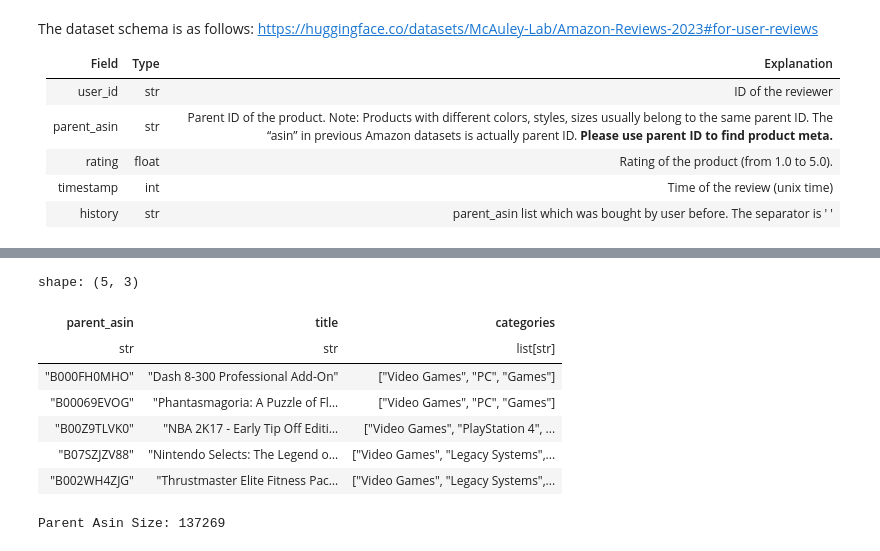
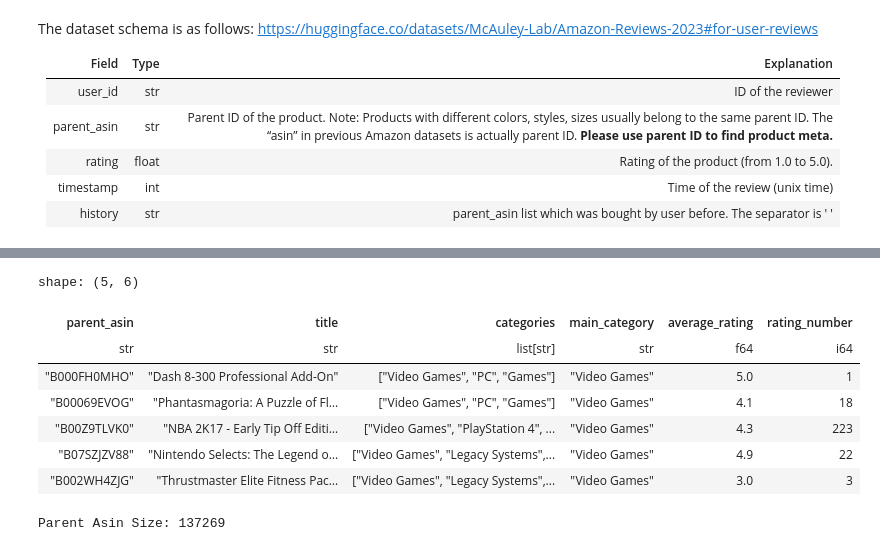
Before and after one commit to haru-256/ml-sandbox, a Jupyter notebook: libs/ml_sandbox_libs/samples/amazon_reviews_2023.ipynb, the cells around one changed output, grey strips where cells are left out. Drawn from its saved outputs; the diff is of its cells as text; code cells hidden in the pictures.

```diff
--- a/libs/ml_sandbox_libs/samples/amazon_reviews_2023.ipynb
+++ b/libs/ml_sandbox_libs/samples/amazon_reviews_2023.ipynb
@@ -57,6 +62,8 @@ The dataset schema is as follows: https://huggingface.co/datasets/McAuley-Lab/Am
 | history | str     | parent_asin list which was bought by user before. The separator is ' '                                                                                                                                                               |
 # %%
 metadata_dataset = fetch_metadata(category="Video_Games")
-metadata_df = metadata_dataset.to_polars().select(["parent_asin", "title", "categories"])
+metadata_df = metadata_dataset.to_polars().select(
+    ["parent_asin", "title", "categories", "main_category", "average_rating", "rating_number"]
+)
 metadata_df.head(5)
 # %% [output]
@@ -64,11 +71,11 @@ metadata_df.head(5)
-shape: (5, 3)
+shape: (5, 6)
-| parent_asin | title | categories |
-| str | str | list[str] |
-| "B000FH0MHO" | "Dash 8-300 Professional Add-On" | ["Video Games", "PC", "Games"] |
-| "B00069EVOG" | "Phantasmagoria: A Puzzle of Fl… | ["Video Games", "PC", "Games"] |
-| "B00Z9TLVK0" | "NBA 2K17 - Early Tip Off Editi… | ["Video Games", "PlayStation 4", ... |
-| "B07SZJZV88" | "Nintendo Selects: The Legend o… | ["Video Games", "Legacy Systems",... |
-| "B002WH4ZJG" | "Thrustmaster Elite Fitness Pac… | ["Video Games", "Legacy Systems",... |
+| parent_asin | title | categories | main_category | average_rating | rating_number |
+| str | str | list[str] | str | f64 | i64 |
+| "B000FH0MHO" | "Dash 8-300 Professional Add-On" | ["Video Games", "PC", "Games"] | "Video Games" | 5.0 | 1 |
+| "B00069EVOG" | "Phantasmagoria: A Puzzle of Fl… | ["Video Games", "PC", "Games"] | "Video Games" | 4.1 | 18 |
+| "B00Z9TLVK0" | "NBA 2K17 - Early Tip Off Editi… | ["Video Games", "PlayStation 4", ... | "Video Games" | 4.3 | 223 |
+| "B07SZJZV88" | "Nintendo Selects: The Legend o… | ["Video Games", "Legacy Systems",... | "Video Games" | 4.9 | 22 |
+| "B002WH4ZJG" | "Thrustmaster Elite Fitness Pac… | ["Video Games", "Legacy Systems",... | "Video Games" | 3.0 | 3 |
 # %%
 print(f"Parent Asin Size: {len(metadata_df)}")
 # %% [output]
```
Also changed, not shown: parts of 16 cells of this notebook, 17 other files.
